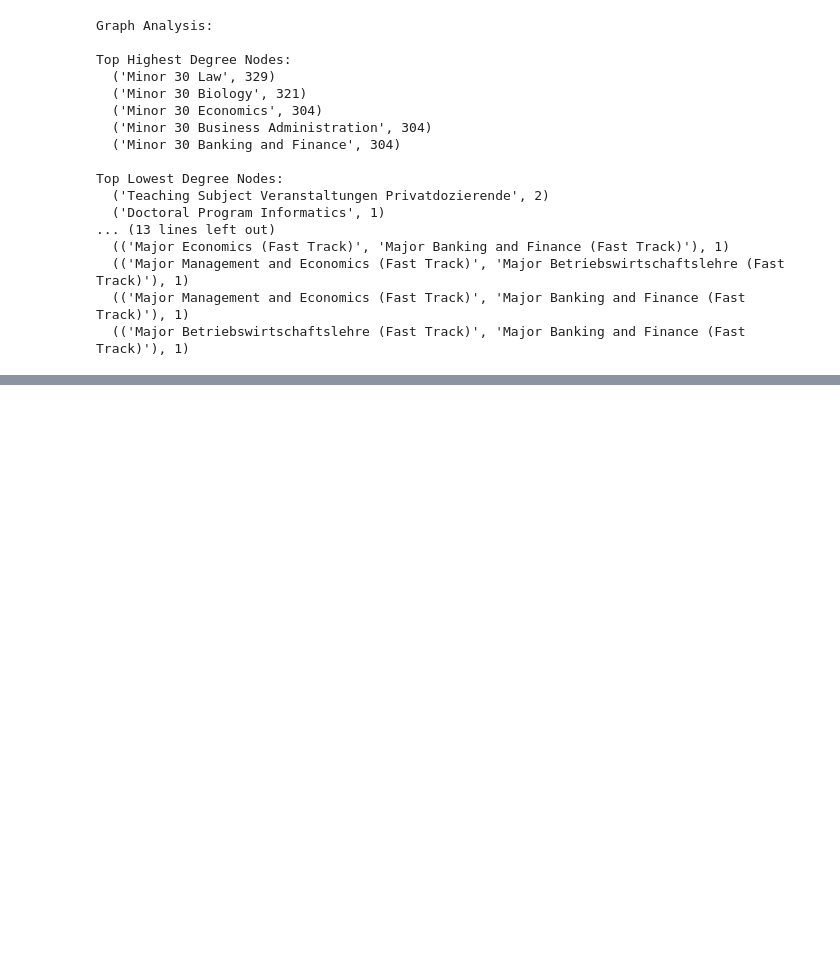
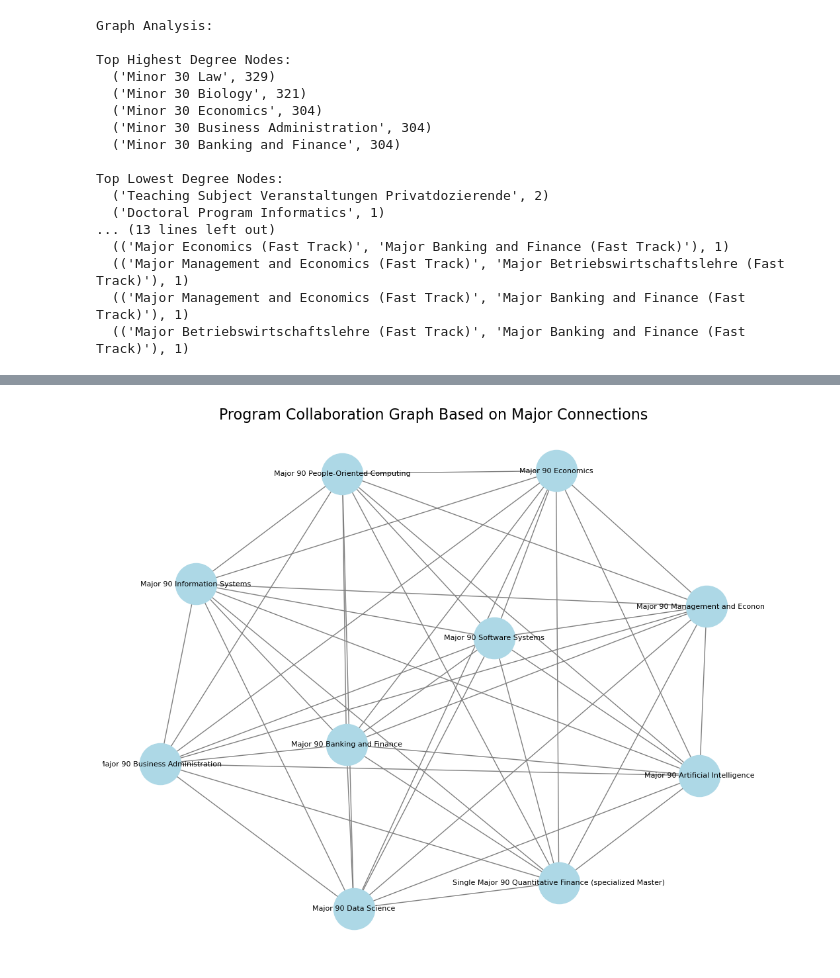
Before and after one commit to mwooll/UZH_Network, a Jupyter notebook: src/graph_uros_study_programs.ipynb, the cells around one changed output, grey strips where cells are left out. Saved outputs shown, nothing was run; the diff lists cells and outputs as text; code cells hidden in the pictures; blank space fills up the shorter version.

```diff
--- a/src/graph_uros_study_programs.ipynb
+++ b/src/graph_uros_study_programs.ipynb
@@ -35,9 +20,12 @@ import os
 
 
 
+time_schedule = pd.read_csv("data/csv/HS24/VVZ_HS24_time_schedule.csv")
+df = pd.read_csv("data/csv/HS24/VVZ_HS24_study_programs.csv", encoding="utf-16")
+study_programs = pd.read_csv("data/csv/HS24/VVZ_HS24_study_programs.csv", encoding="utf-16")
+modules = pd.read_csv("data/csv/HS24/VVZ_HS24_modules.csv", encoding="utf-16")
+module_components = pd.read_csv("data/csv/HS24/VVZ_HS24_module_components.csv", encoding="utf-16")
 
-df = pd.read_csv("data/csv/HS24/VVZ_HS24_study_programs.csv", encoding="utf-16")
-df = pd.read_csv("data/csv/HS24/VVZ_HS24_time_schedule.csv", encoding="utf-16")
 df.head()
 # %% [output]
 |  | Program | Languages | Regulations | Organization | Responsible Instructor | Coordination | Part Of |
@@ -48,0 +54,3 @@ df.head()
+# %%
+science = study_programs[study_programs["Organization"] == "Faculty of Science"]
+economics = study_programs[study_programs["Organization"] == "Faculty of Business, Economics and Informatics"]
@@ -433,0 +558,42 @@ Label Propagation Communities: number = 18, communities: [{'Doctoral Program Bio
+# %%
+import pandas as pd
+import networkx as nx
+import matplotlib.pyplot as plt
+
+majors = science[science["Program"].str.contains("Major", case=False, na=False)]
+economics_majors = economics[economics["Program"].str.contains("Major 90", case=False, na=False)]
+
+module_components = pd.read_csv("data/csv/HS24/VVZ_HS24_module_components.csv", encoding="utf-16")
+majors = economics_majors
+edges = []
+for _, row in module_components.iterrows():
+    components = row['Components']
+
+
+    if pd.isna(components):
+        continue
+
+    for major in majors['Program']:
+        if major in components:
+            for other_major in majors['Program']:
+                if other_major in components and major != other_major:
+                    edges.append((major, other_major))
+
+
+G = nx.Graph()
+G.add_edges_from(edges)
+
+
+def plot_graph(G):
+    plt.figure(figsize=(10, 8))
+    pos = nx.spring_layout(G, seed=42)
+    nx.draw(
+        G, pos, with_labels=True, node_color="lightblue", edge_color="gray", node_size=2000, font_size=8
+    )
+    plt.title("Program Collaboration Graph Based on Major Connections", fontsize=16)
+    plt.show()
+
+
+plot_graph(G)
+# %% [output]
+[figure, added]
```
Also changed, not shown: parts of 14 cells of this notebook.
